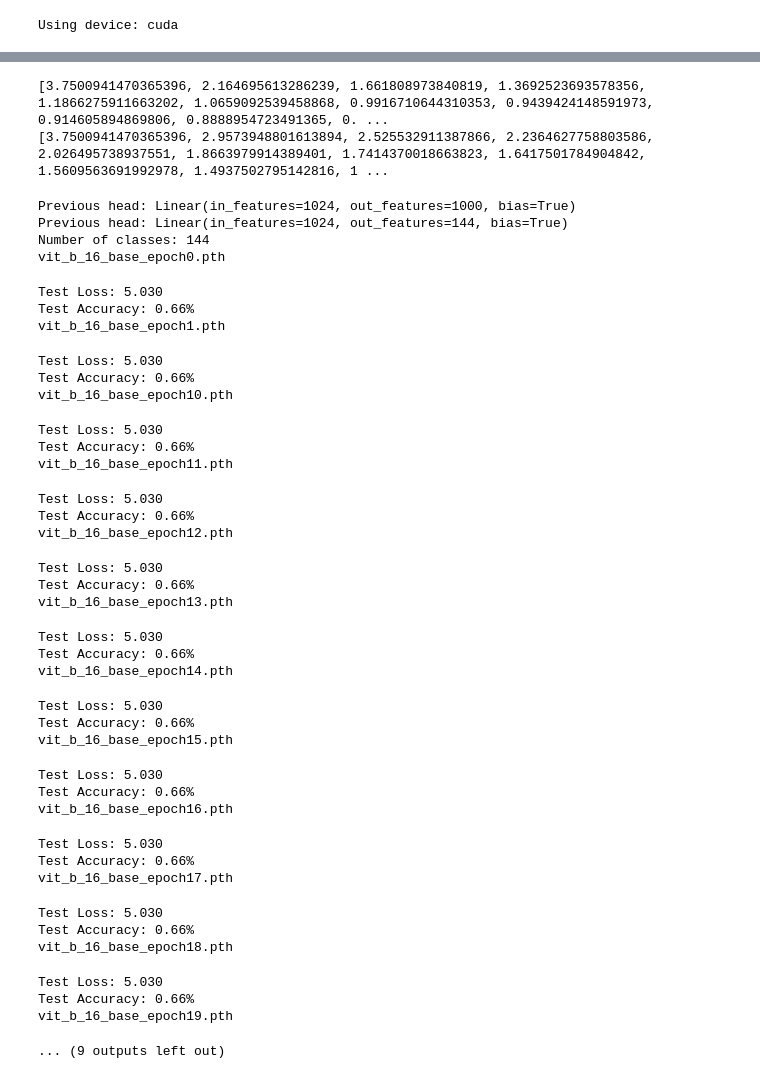
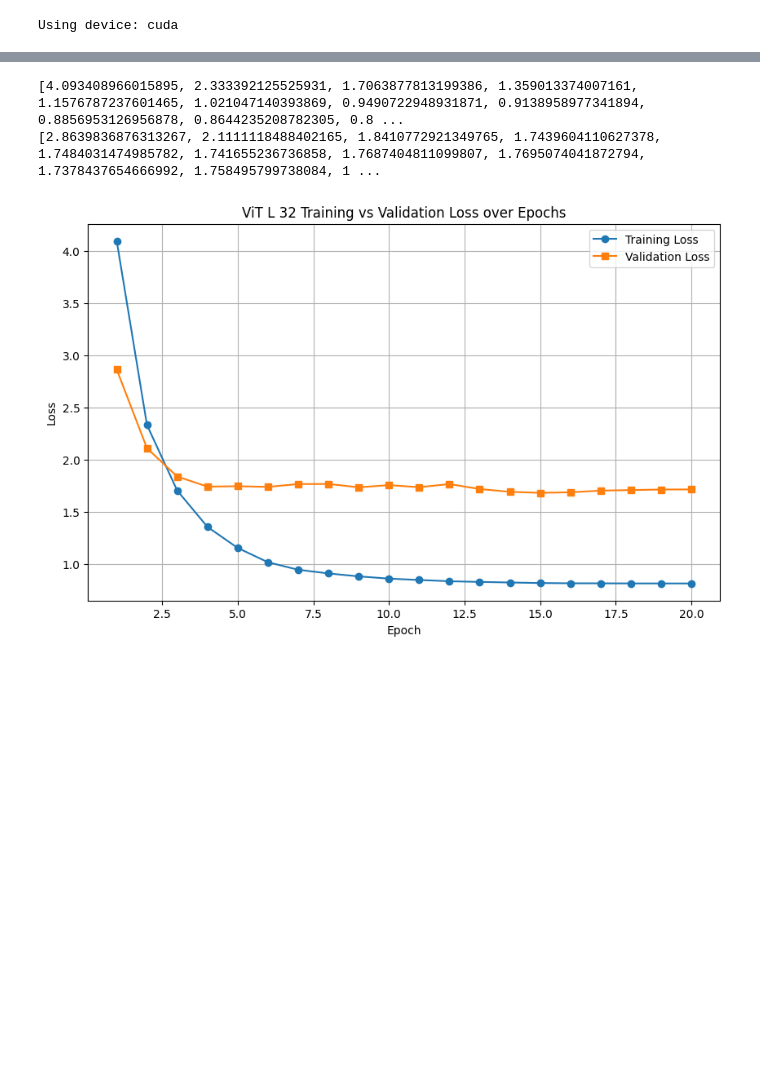
Before and after one commit to branisk/Geo-Guessrs, a Jupyter notebook: models/vit_l_32/vit_l_32_tuned.ipynb, the cells around one changed output, grey strips where cells are left out. Drawn from its saved outputs; the diff is of its cells as text; code cells hidden in the pictures; blank space fills up the shorter version.

```diff
--- a/models/vit_l_32/vit_l_32_tuned.ipynb
+++ b/models/vit_l_32/vit_l_32_tuned.ipynb
@@ -125,7 +128,7 @@ print(f"Using device: {device}")
 # %% [output]
 Using device: cuda
 # %%
-num_epochs = 2
+num_epochs = 20
 optimizer = torch.optim.AdamW(model.parameters(), lr=1e-4, weight_decay=0.05)
 criterion = torch.nn.CrossEntropyLoss(label_smoothing=0.1)
 
@@ -273,56 +276,19 @@ Test Accuracy: 80.97%
 # %%
 print(train_loss_list)
-print(avg_train_loss_list)
+print(val_loss_list)
 # %% [output]
-[3.7500941470365396, 2.164695613286239, 1.661808973840819, 1.3692523693578356, 1.1866275911663202, 1.0659092539458868, 0.9916710644310353, 0.9439424148591973, 0.914605894869806, 0.8888954723491365, 0. ...
-[3.7500941470365396, 2.9573948801613894, 2.525532911387866, 2.2364627758803586, 2.026495738937551, 1.8663979914389401, 1.7414370018663823, 1.6417501784904842, 1.5609563691992978, 1.4937502795142816, 1 ...
+[4.093408966015895, 2.333392125525931, 1.7063877813199386, 1.359013374007161, 1.1576787237601465, 1.021047140393869, 0.9490722948931871, 0.9138958977341894, 0.8856953126956878, 0.8644235208782305, 0.8 ...
+[2.8639836876313267, 2.1111118488402165, 1.8410772921349765, 1.7439604110627378, 1.7484031474985782, 1.741655236736858, 1.7687404811099807, 1.7695074041872794, 1.7378437654666992, 1.758495799738084, 1 ...
 # %%
 # --- Plotting ---
 plt.figure(figsize=(10, 6))
-plt.plot(range(1, num_epochs + 1), train_losses, marker='o', label='Training Loss')
-plt.plot(range(1, num_epochs + 1), val_losses, marker='s', label='Validation Loss')
-plt.title('Training vs Validation Loss over Epochs')
+plt.plot(range(1, num_epochs + 1), train_loss_list, marker='o', label='Training Loss')
+plt.plot(range(1, num_epochs + 1), val_loss_list, marker='s', label='Validation Loss')
+plt.title('ViT L 32 Training vs Validation Loss over Epochs')
 plt.xlabel('Epoch')
 plt.ylabel('Loss')
 plt.grid(True)
 plt.legend()
 plt.show()
 # %% [output]
-Previous head: Linear(in_features=1024, out_features=1000, bias=True)
-Previous head: Linear(in_features=1024, out_features=144, bias=True)
-Number of classes: 144
-vit_b_16_base_epoch0.pth
-Test Loss: 5.030
-Test Accuracy: 0.66%
-vit_b_16_base_epoch1.pth
-Test Loss: 5.030
-Test Accuracy: 0.66%
-vit_b_16_base_epoch10.pth
-Test Loss: 5.030
-Test Accuracy: 0.66%
-vit_b_16_base_epoch11.pth
-Test Loss: 5.030
-Test Accuracy: 0.66%
-vit_b_16_base_epoch12.pth
-Test Loss: 5.030
-Test Accuracy: 0.66%
-vit_b_16_base_epoch13.pth
-Test Loss: 5.030
-Test Accuracy: 0.66%
-vit_b_16_base_epoch14.pth
-Test Loss: 5.030
-Test Accuracy: 0.66%
-vit_b_16_base_epoch15.pth
-Test Loss: 5.030
-Test Accuracy: 0.66%
-vit_b_16_base_epoch16.pth
-Test Loss: 5.030
-Test Accuracy: 0.66%
-vit_b_16_base_epoch17.pth
-Test Loss: 5.030
-Test Accuracy: 0.66%
-vit_b_16_base_epoch18.pth
-Test Loss: 5.030
-Test Accuracy: 0.66%
-vit_b_16_base_epoch19.pth
-... (9 outputs left out)
+[figure, added]
```
Also changed, not shown: parts of 4 cells of this notebook.
